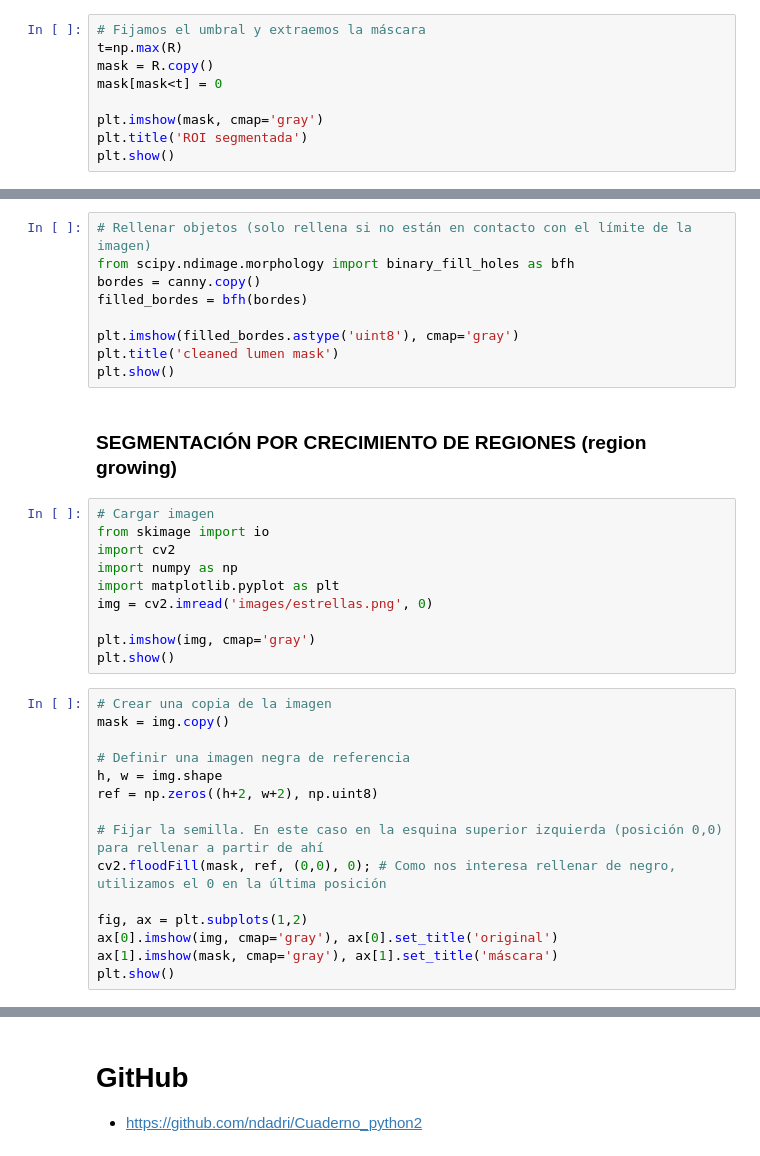
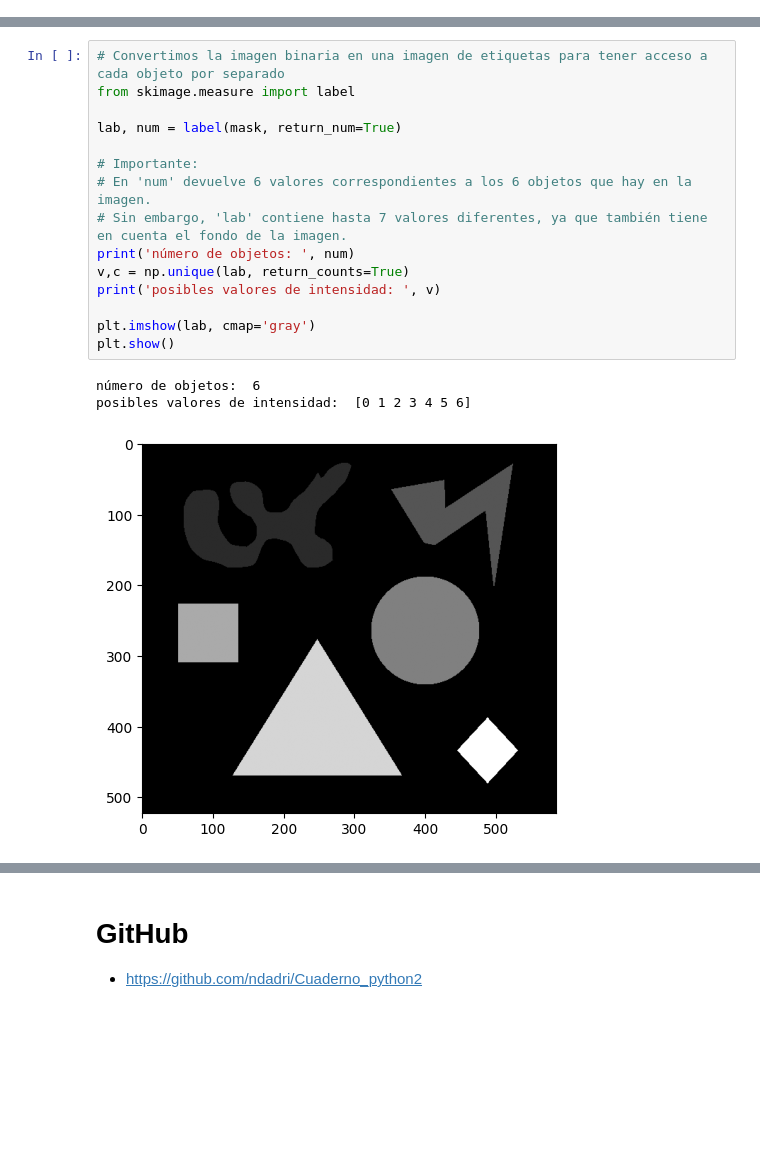
Before and after one commit to ndadri/Cuaderno_python2, a Jupyter notebook: descriptoresDeForma.ipynb, the cells around one changed output, grey strips where cells are left out. Saved outputs shown, nothing was run; the diff lists cells and outputs as text; blank space fills up the shorter version.

```diff
--- a/descriptoresDeForma.ipynb
+++ b/descriptoresDeForma.ipynb
@@ -95,9 +21,0 @@ print(np.max(R))
-# %%
-# Fijamos el umbral y extraemos la máscara
-t=np.max(R)
-mask = R.copy()
-mask[mask<t] = 0
-
-plt.imshow(mask, cmap='gray')
-plt.title('ROI segmentada')
-plt.show()
@@ -161,36 +22,19 @@ plt.show()
-# %%
-# Rellenar objetos (solo rellena si no están en contacto con el límite de la imagen)
-from scipy.ndimage.morphology import binary_fill_holes as bfh
-bordes = canny.copy()
-filled_bordes = bfh(bordes)
-
-plt.imshow(filled_bordes.astype('uint8'), cmap='gray')
-plt.title('cleaned lumen mask')
-plt.show()
-# %% [markdown]
-### SEGMENTACIÓN POR CRECIMIENTO DE REGIONES (region growing)
-# %%
-# Cargar imagen
-from skimage import io
-import cv2
-import numpy as np
-import matplotlib.pyplot as plt
-img = cv2.imread('images/estrellas.png', 0)
-
-plt.imshow(img, cmap='gray')
-plt.show()
-# %%
-# Crear una copia de la imagen
-mask = img.copy()
-
-# Definir una imagen negra de referencia
-h, w = img.shape
-ref = np.zeros((h+2, w+2), np.uint8)
-
-# Fijar la semilla. En este caso en la esquina superior izquierda (posición 0,0) para rellenar a partir de ahí
-cv2.floodFill(mask, ref, (0,0), 0); # Como nos interesa rellenar de negro, utilizamos el 0 en la última posición
-
-fig, ax = plt.subplots(1,2)
-ax[0].imshow(img, cmap='gray'), ax[0].set_title('original')
-ax[1].imshow(mask, cmap='gray'), ax[1].set_title('máscara')
-plt.show()
+# %%
+# Convertimos la imagen binaria en una imagen de etiquetas para tener acceso a cada objeto por separado
+from skimage.measure import label
+
+lab, num = label(mask, return_num=True)
+
+# Importante:
+# En 'num' devuelve 6 valores correspondientes a los 6 objetos que hay en la imagen.
+# Sin embargo, 'lab' contiene hasta 7 valores diferentes, ya que también tiene en cuenta el fondo de la imagen.
+print('número de objetos: ', num)
+v,c = np.unique(lab, return_counts=True)
+print('posibles valores de intensidad: ', v)
+
+plt.imshow(lab, cmap='gray')
+plt.show()
+# %% [output]
+número de objetos:  6
+posibles valores de intensidad:  [0 1 2 3 4 5 6]
+[figure, added]
```
Also changed, not shown: parts of 20 cells of this notebook, 4 other files.
